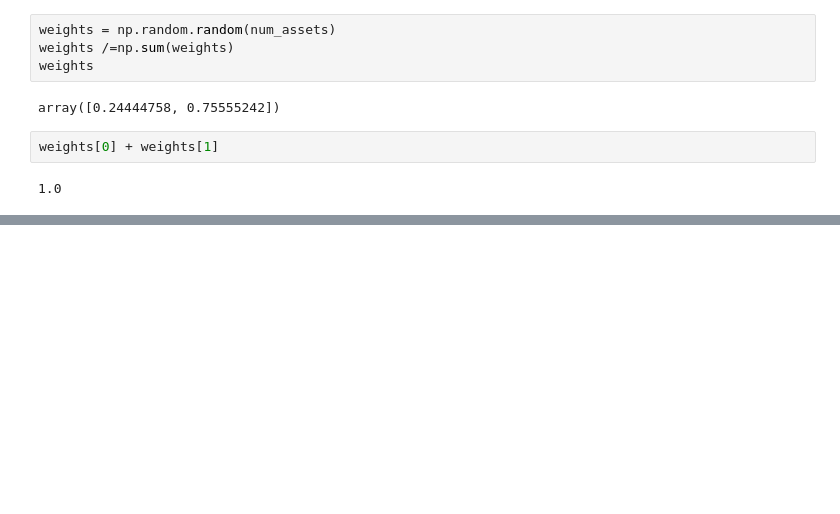
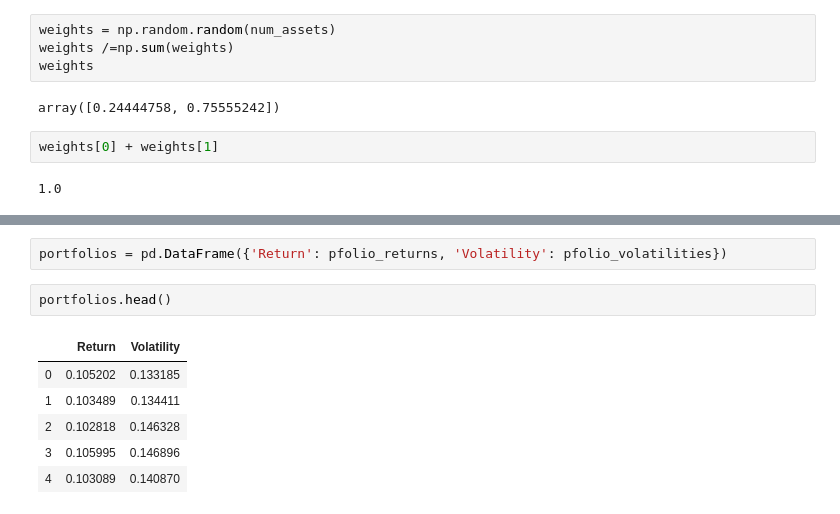
Before and after one commit to DimiGod/Python-Regression-Analysis, a Jupyter notebook: Obtaining the Efficient Frontier.ipynb, the cells around one changed output, grey strips where cells are left out. Cells and saved outputs as stored; diff of their text form; blank space fills up the shorter version.

```diff
--- a/Obtaining the Efficient Frontier.ipynb
+++ b/Obtaining the Efficient Frontier.ipynb
@@ -68,0 +148,11 @@ weights[0] + weights[1]
+# %%
+portfolios = pd.DataFrame({'Return': pfolio_returns, 'Volatility': pfolio_volatilities})
+# %%
+portfolios.head()
+# %% [output]
+|  | Return | Volatility |
+| 0 | 0.105202 | 0.133185 |
+| 1 | 0.103489 | 0.134411 |
+| 2 | 0.102818 | 0.146328 |
+| 3 | 0.105995 | 0.146896 |
+| 4 | 0.103089 | 0.140870 |
```
Also changed, not shown: parts of 10 cells of this notebook.
